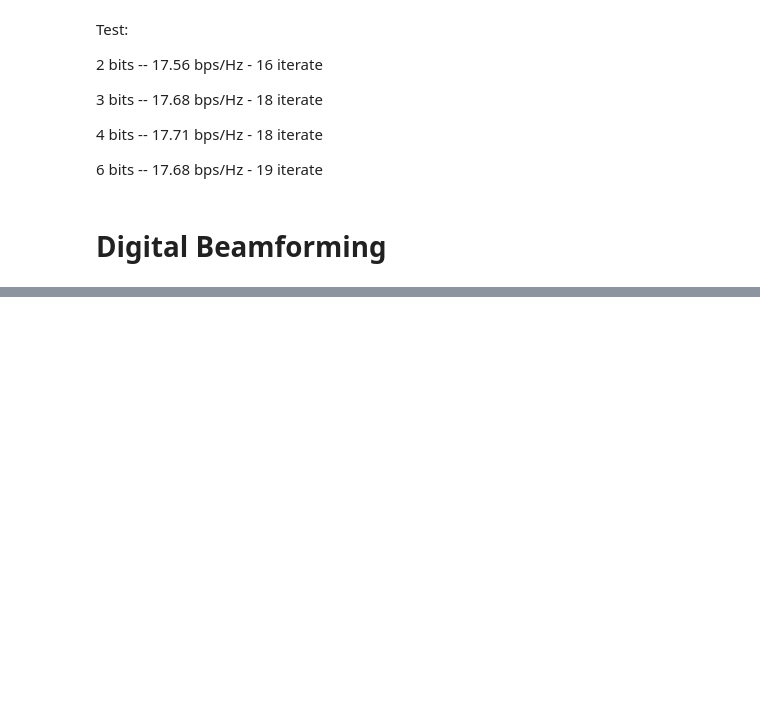
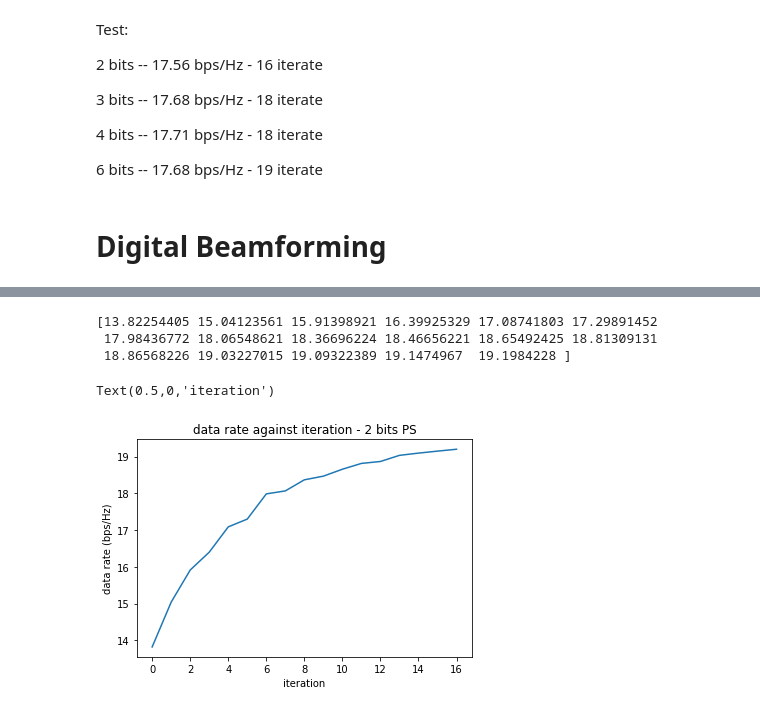
Before and after one commit to dienhoa/Cross-Entropy-Beamforming, a Jupyter notebook: cross entropy beamforming.ipynb, the cells around one changed output, grey strips where cells are left out. Saved outputs shown, nothing was run; the diff lists cells and outputs as text; code cells hidden in the pictures; blank space fills up the shorter version.

Commit message:
omp quantized

```diff
--- a/cross entropy beamforming.ipynb
+++ b/cross entropy beamforming.ipynb
@@ -344,0 +391,2 @@ Ns 1    Frobenius norm FRF*FBB= 0.9999999999999998
+# %%
+Frf_quantize, Fbb_quantize = quantize_Frf(model,nb_bit,FRF_omp,channel_index)
@@ -344,0 +473,36 @@ Ns 1    Frobenius norm FRF*FBB= 0.9999999999999998
+# %%
+nb_elite = 40
+S = 200
+channel_index = 0
+Fopt, Wopt = optimal_beamformer(model,channel_index)
+nb_iterate = 30
+ps_system_proba = initialize_pmf_omp(model,nb_bit,Frf_quantize,phase_value,2)
+# R_max = np.zeros((nb_iterate))
+proba_evo = np.copy(ps_system_proba[0,0,:])
+print(proba_evo)
+i = 0
+relative_std = 1000 # initialize high value of relative standard deviation
+SNR = 10**(10/10)
+while ((i<nb_iterate) and (relative_std>3)):
+    print(i)
+    F_rf = generate_candidat(S,model,phase_value,ps_system_proba)
+    F_bb = compute_Fbb(F_rf,model)
+    R = np.zeros((S))
+    for j in range(S):
+        R[j] = data_rate(model['Ns'],SNR,Wopt,model['H'][:,:,channel_index],F_rf[j,:,:]@F_bb[j,:,:])
+#         R[j] = np.log2(np.linalg.det(np.eye(model['Ns']))+SNR/model['Ns']*np.linalg.pinv(Wopt)@model['H'][:,:,channel_index]@F_rf[j,:,:]@F_bb[j,:,:]@F_bb[j,:,:].conj().T@F_rf[j,:,:].conj().T@model['H'][:,:,channel_index].conj().T@Wopt).real
+    R_sort_index = np.argsort(R)[::-1][:nb_elite]
+    if i==0:
+        R_max = R[R_sort_index[0]]
+    else:
+        R_max = np.append(R_max,R[R_sort_index[0]])
+    F_elites = F_rf[R_sort_index,:,:]
+    Frf_max = F_rf[R_sort_index[0],:,:]
+    Fbb_max = F_bb[R_sort_index[0],:,:]
+    ps_system_proba = update_pmf(F_elites,phase_value,nb_elite)
+    proba_evo = np.vstack((proba_evo,ps_system_proba[0,0,:]))
+    if i>=5:
+        R_max_normalize = R_max-np.min(R_max) ## Need to review
+        relative_std = 100*np.std(R_max_normalize[i-5:i])/np.mean(R_max_normalize[i-5:i])
+        print(relative_std)
+    i +=1
@@ -344,0 +527,12 @@ Ns 1    Frobenius norm FRF*FBB= 0.9999999999999998
+# %%
+print(R_max)
+plt.plot(R_max)
+plt.title('data rate against iteration - 2 bits PS')
+plt.ylabel('data rate (bps/Hz)')
+plt.xlabel('iteration')
+# %% [output]
+[13.82254405 15.04123561 15.91398921 16.39925329 17.08741803 17.29891452
+ 17.98436772 18.06548621 18.36696224 18.46656221 18.65492425 18.81309131
+ 18.86568226 19.03227015 19.09322389 19.1474967  19.1984228 ]
+Text(0.5,0,'iteration')
+[figure, added]
```
Also changed, not shown: parts of 33 cells of this notebook.
